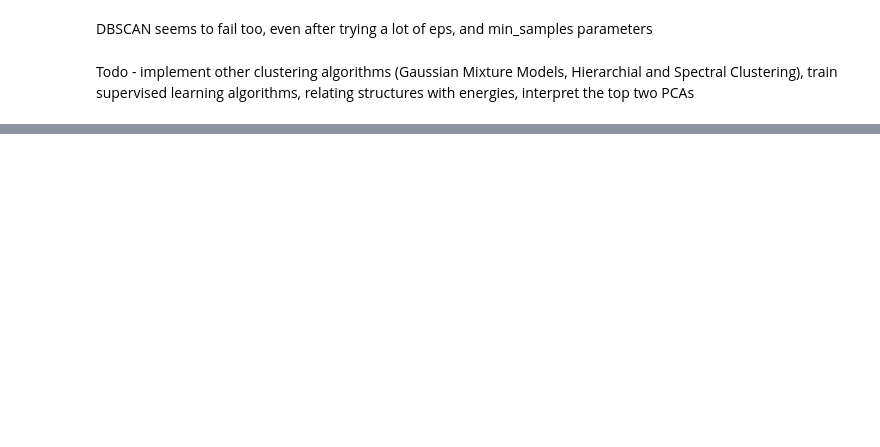
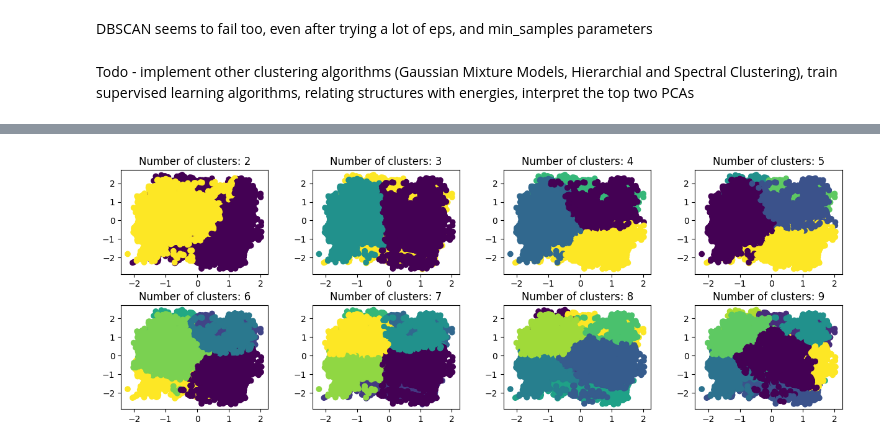
Before and after one commit to 2253shubham/Fructose_in_water_MD_simulation, a Jupyter notebook: Fructose_in_water.ipynb, the cells around one changed output, grey strips where cells are left out. Saved outputs shown, nothing was run; the diff lists cells and outputs as text; code cells hidden in the pictures; blank space fills up the shorter version.

Commit message:
Added Spectral Clustering on data

```diff
--- a/Fructose_in_water.ipynb
+++ b/Fructose_in_water.ipynb
@@ -278,0 +288,34 @@ Todo - implement other clustering algorithms (Gaussian Mixture Models, Hierarchi
+# %%
+df_new = df
+df_new["PC1"] = df_scaled[:, 0]
+df_new["PC2"] = df_scaled[:, 1]
+
+cluster_range = range(2, 10)
+labels_rbf = []
+silhouette_scores = []
+
+# Trying spectral clustering with affinity matrix being Gaussian Kernel
+for i in cluster_range:
+    spectral_model_rbf = SpectralClustering(n_clusters = i, affinity ='rbf')
+    labels_rbf_c = spectral_model_rbf.fit_predict(df_scaled)
+    # Training the model and storing the predicted cluster labels
+    labels_rbf.append(labels_rbf_c)
+    silhouette_c = silhouette_score(df, labels_rbf_c)
+    silhouette_scores.append(silhouette_c)
+# %%
+# Plotting the cluster results in separate plots row wise
+fig, axs = plt.subplots(2, len(cluster_range) // 2, figsize=(15, 5))
+fig.subplots_adjust(hspace=0.3, wspace=0.3)
+for i in range(len(cluster_range)):
+  if i < 4:
+    k = 0
+    l = i
+  else:
+    k = 1
+    l = i - 4 * k
+  axs[k, l].scatter(df_new['PC1'], df_new['PC2'],
+          c = labels_rbf[i])
+  axs[k, l].set_title('Number of clusters: {}'.format(cluster_range[i]))
+plt.show()
+# %% [output]
+[figure, added]
```
Also changed, not shown: parts of 12 cells of this notebook.
